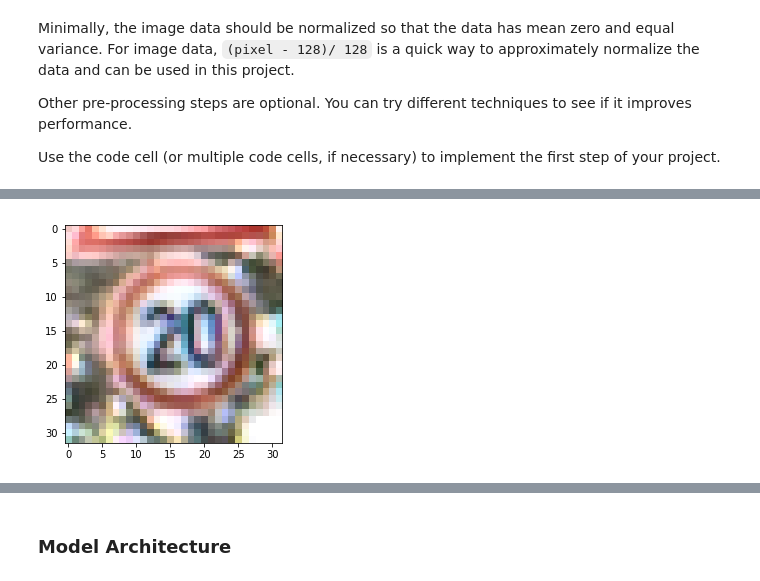
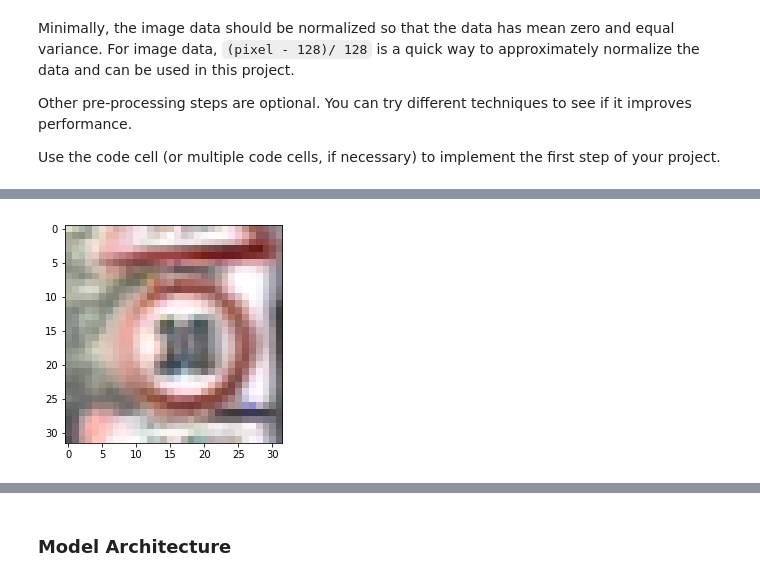
Before and after one commit to AlexSchizoid/CarND-Traffic-Sign-Classifier-Project, a Jupyter notebook: Traffic_Sign_Classifier.ipynb, the cells around one changed output, grey strips where cells are left out. Drawn from its saved outputs; the diff is of its cells as text; code cells hidden in the pictures.

```diff
--- a/Traffic_Sign_Classifier.ipynb
+++ b/Traffic_Sign_Classifier.ipynb
@@ -466,12 +505,12 @@ def YUV_luma_equalize(image):
 # %%
-image =np.empty_like (X_train[10034])
-np.copyto(image, X_train[10034])
+image =np.empty_like (X_train[4082])
+np.copyto(image, X_train[4082])
 
 #image = preprocess(image)
 image = YUV_luma_equalize(image)
 
 plt.figure()
 plt.imshow(image)
 plt.show()
 # %% [output]
-[figure, old version]
+[figure, new version]
```
Also changed, not shown: parts of 14 cells of this notebook, 3 other files.
